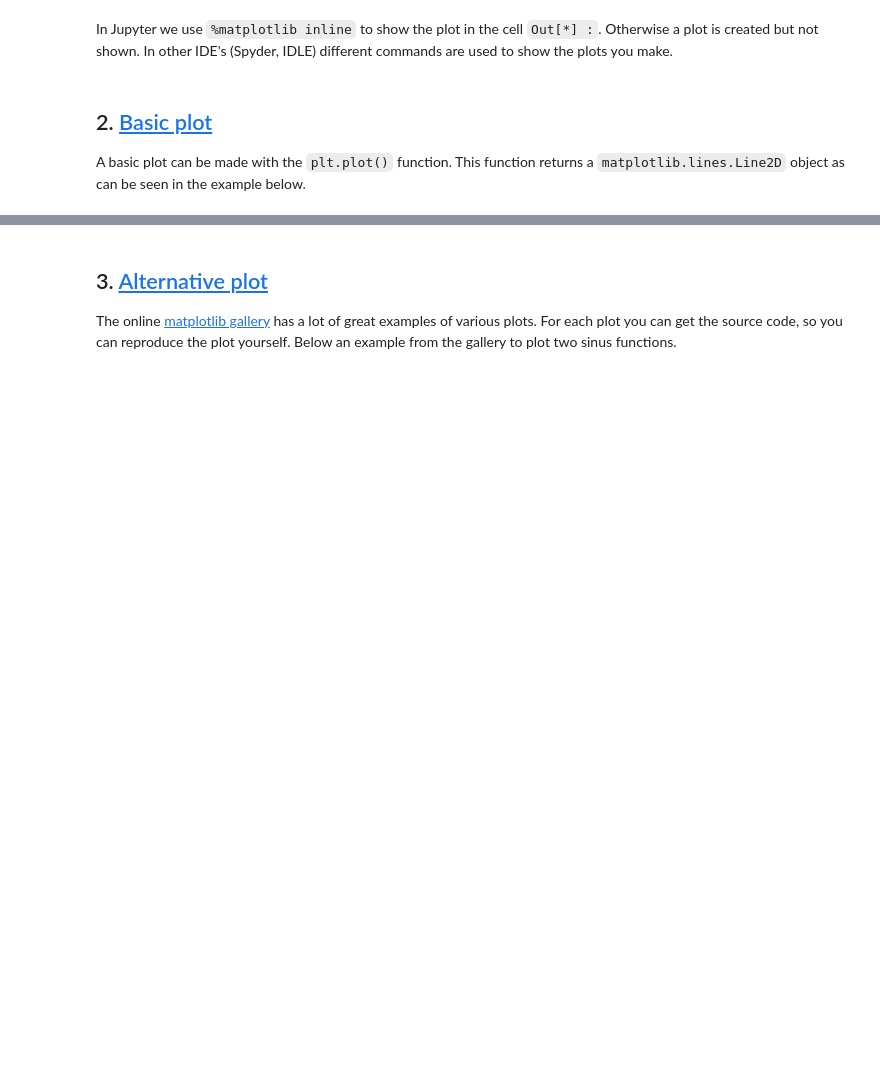
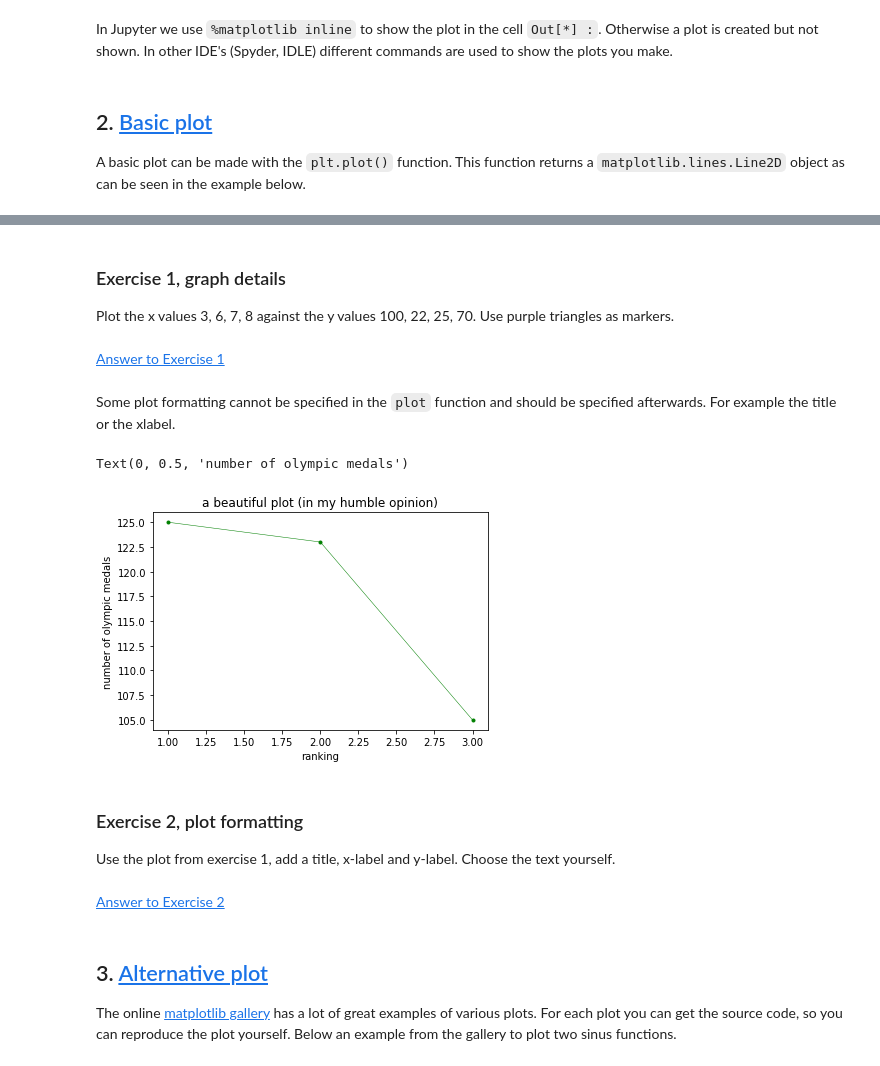
Before and after one commit to MAMBA-python/course-material, a Jupyter notebook: Exercise_notebooks/On_topic/02_matplotlib/01_matplotlib.ipynb, the cells around one changed output, grey strips where cells are left out. Drawn from its saved outputs; the diff is of its cells as text; code cells hidden in the pictures; blank space fills up the shorter version.

```diff
--- a/Exercise_notebooks/On_topic/02_matplotlib/01_matplotlib.ipynb
+++ b/Exercise_notebooks/On_topic/02_matplotlib/01_matplotlib.ipynb
@@ -35,3 +45,23 @@ plt.plot([1,2,3],[3,7,5])
+# %% [markdown]
+### <a name="ex1"></a> Exercise 1, graph details
+Plot the x values 3, 6, 7, 8 against the y values 100, 22, 25, 70. Use purple triangles as markers.
+# %% [markdown]
+<a href="#ex1answer">Answer to Exercise 1</a>
+# %% [markdown]
+Some plot formatting cannot be specified in the `plot` function and should be specified afterwards. For example the title or the xlabel.
+# %%
+plt.plot([1,2,3],[125,123,105], marker='.', linewidth=0.5, color='green')
+plt.title('a beautiful plot (in my humble opinion)')
+plt.xlabel('ranking')
+plt.ylabel('number of olympic medals')
+# %% [output]
+Text(0, 0.5, 'number of olympic medals')
+[figure, added]
+# %% [markdown]
+### <a name="ex2"></a> Exercise 2, plot formatting
+Use the plot from exercise 1, add a title, x-label and y-label. Choose the text yourself.
+# %% [markdown]
+<a href="#ex2answer">Answer to Exercise 2</a>
 # %% [markdown]
 ## 3. [Alternative plot](#top)<a id="3"></a>
 
```
Also changed, not shown: parts of 11 cells of this notebook.
